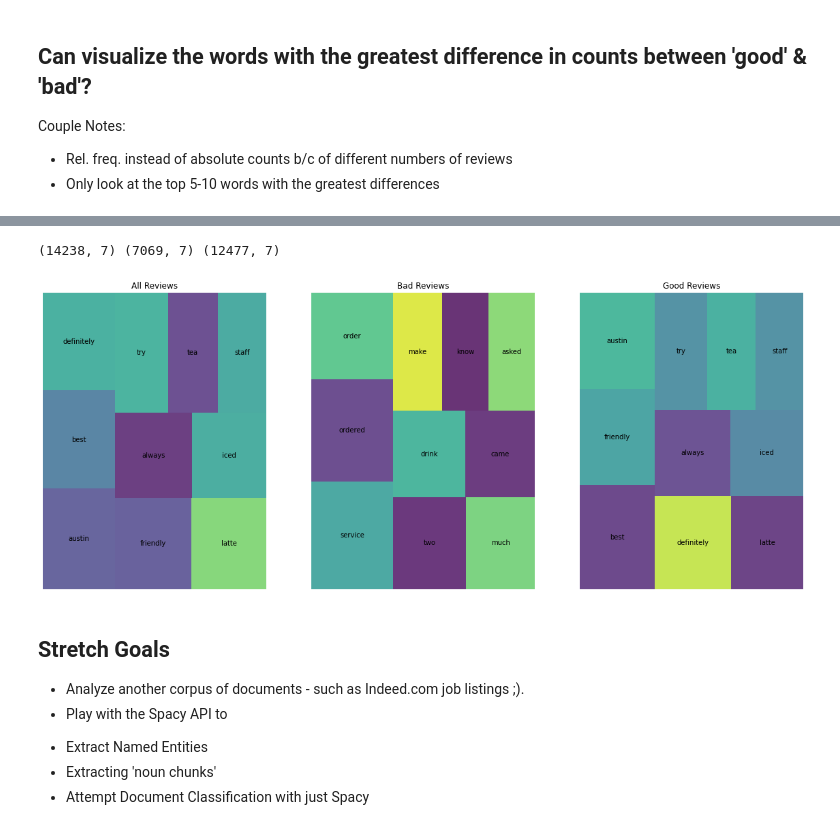
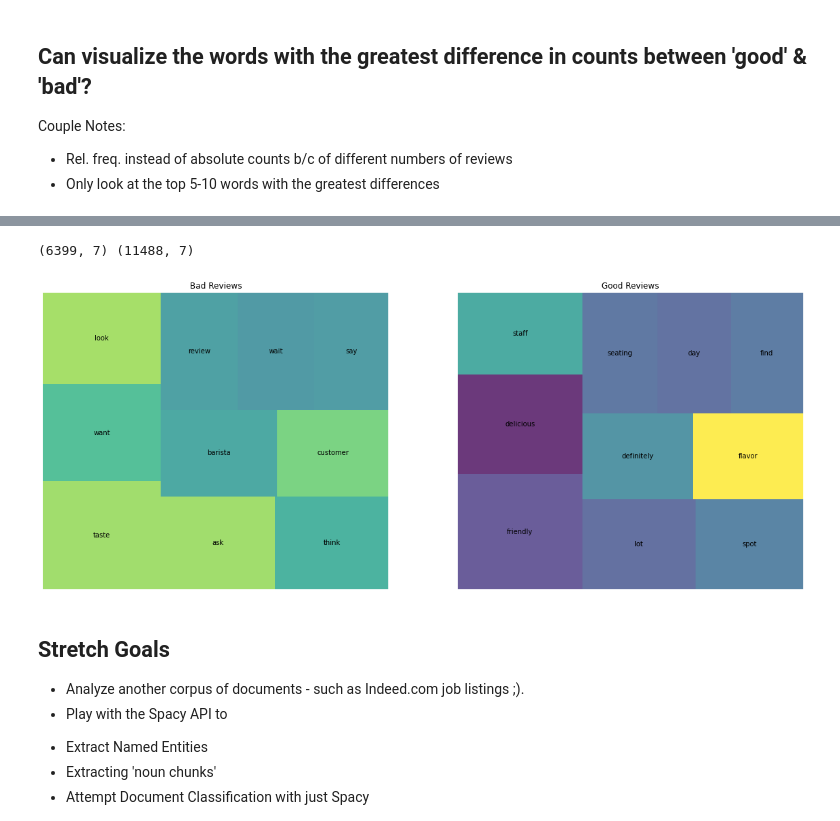
Before and after one commit to SaraWestWA/DS-Unit-4-Sprint-1-NLP, a Jupyter notebook: module1-text-data/LS_DS_411_Text_Data_Assignment.ipynb, the cells around one changed output, grey strips where cells are left out. Saved outputs shown, nothing was run; the diff lists cells and outputs as text; code cells hidden in the pictures.

```diff
--- a/module1-text-data/LS_DS_411_Text_Data_Assignment.ipynb
+++ b/module1-text-data/LS_DS_411_Text_Data_Assignment.ipynb
@@ -476,0 +482,9 @@ wc_good.head(10)
+# %%
+# find the intersection of the top 40 words from the good and bad reviews
+# use as additional stop words
+wc_good_top40= wc_good[wc_good['rank']<41]
+wc_bad_top40= wc_bad[wc_bad['rank']<41]
+
+bad_good_shared_top_words = set(wc_bad_top40['word']).intersection(set(wc_good_top40['word']))
+
+len(bad_good_shared_top_words)
@@ -476,0 +493,7 @@ wc_good.head(10)
+# %%
+# add the list of shared words in the top 40 good & bad reviews to add to STOP_WORDS
+
+stoppers = list(bad_good_shared_top_words)
+
+STOP_WORDS = STOP_WORDS + stoppers
+len(STOP_WORDS)
@@ -477,7 +502,7 @@ wc_good.head(10)
 # %%
 # remove additional stop words
 tokens = []
-for doc in tokenizer.pipe(shops['review'], batch_size=500):
+for doc in tokenizer.pipe(shops['lem_string'], batch_size=500):
 
     doc_tokens = []
     for token in doc:
@@ -560,3 +585,8 @@ plt.show()
 Couple Notes:
 - Rel. freq. instead of absolute counts b/c of different numbers of reviews
 - Only look at the top 5-10 words with the greatest differences
+# %%
+# redefine good and bad data frames to include token columns
+df_bad = shops[shops['rating'] == 0]
+df_good = shops[shops['rating'] == 1]
+shops.shape, df_bad.shape, df_good.shape
@@ -573,30 +629,24 @@ print(wc_good.shape)
 # %%
 # Visualize top words for all reviews, bad reviews, good reviews
-wc_all = count(shops['nostop_tokens_2'])
-print(wc_all.shape, wc_bad.shape, wc_good.shape)
+print( wc_bad.shape, wc_good.shape)
 
 # Get top 20 word occurences for each set of data
-wc_10 = wc_all[wc_all['rank'] <= 10]
 wc_bad_10 = wc_bad[wc_bad['rank'] <= 10]
 wc_good_10 = wc_good[wc_good['rank'] <= 10]
 
-fig, axes = plt.subplots(1, 3, figsize=(20, 8))
+fig, axes = plt.subplots(1, 2, figsize=(20, 8))
 
-axes[0].set_title('All Reviews')
-squarify.plot(sizes=wc_10['pct_total'], label=wc_10['word'], alpha=.8, ax=axes[0])
+axes[0].set_title('Bad Reviews')
+squarify.plot(sizes=wc_bad_10['pct_total'], label=wc_bad_10['word'], alpha=.8, ax=axes[0])
 axes[0].axis('off')
 
-axes[1].set_title('Bad Reviews')
-squarify.plot(sizes=wc_bad_10['pct_total'], label=wc_bad_10['word'], alpha=.8, ax=axes[1])
+axes[1].set_title('Good Reviews')
+squarify.plot(sizes=wc_good_10['pct_total'], label=wc_good_10['word'], alpha=.8, ax=axes[1])
 axes[1].axis('off')
-
-axes[2].set_title('Good Reviews')
-squarify.plot(sizes=wc_good_10['pct_total'], label=wc_good_10['word'], alpha=.8, ax=axes[2])
-axes[2].axis('off')
 plt.show()
 # %% [output]
-(14238, 7) (7069, 7) (12477, 7)
+(6399, 7) (11488, 7)
-[figure, old version]
+[figure, new version]
 # %% [markdown]
 ## Stretch Goals
 
```
Also changed, not shown: parts of 28 cells of this notebook.
